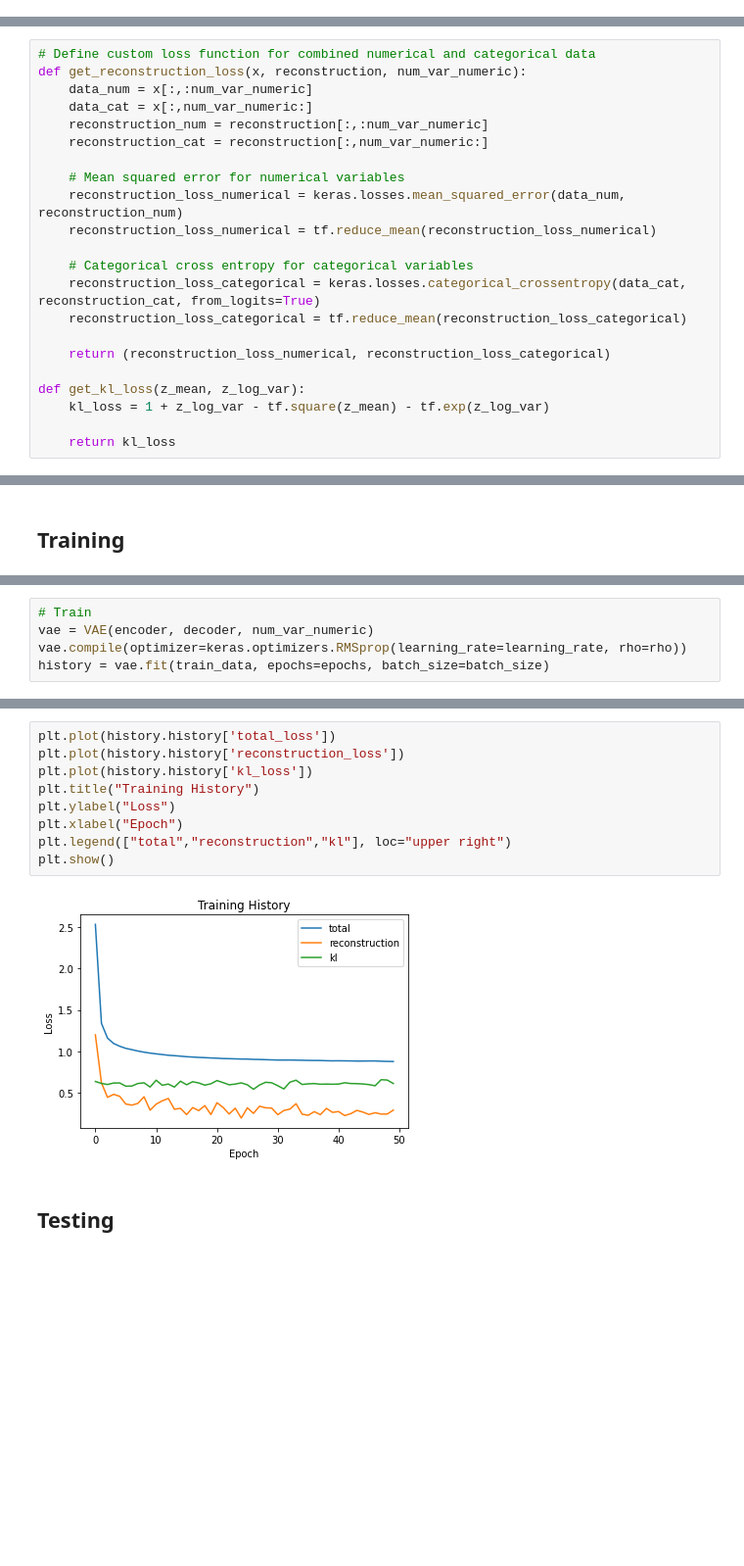
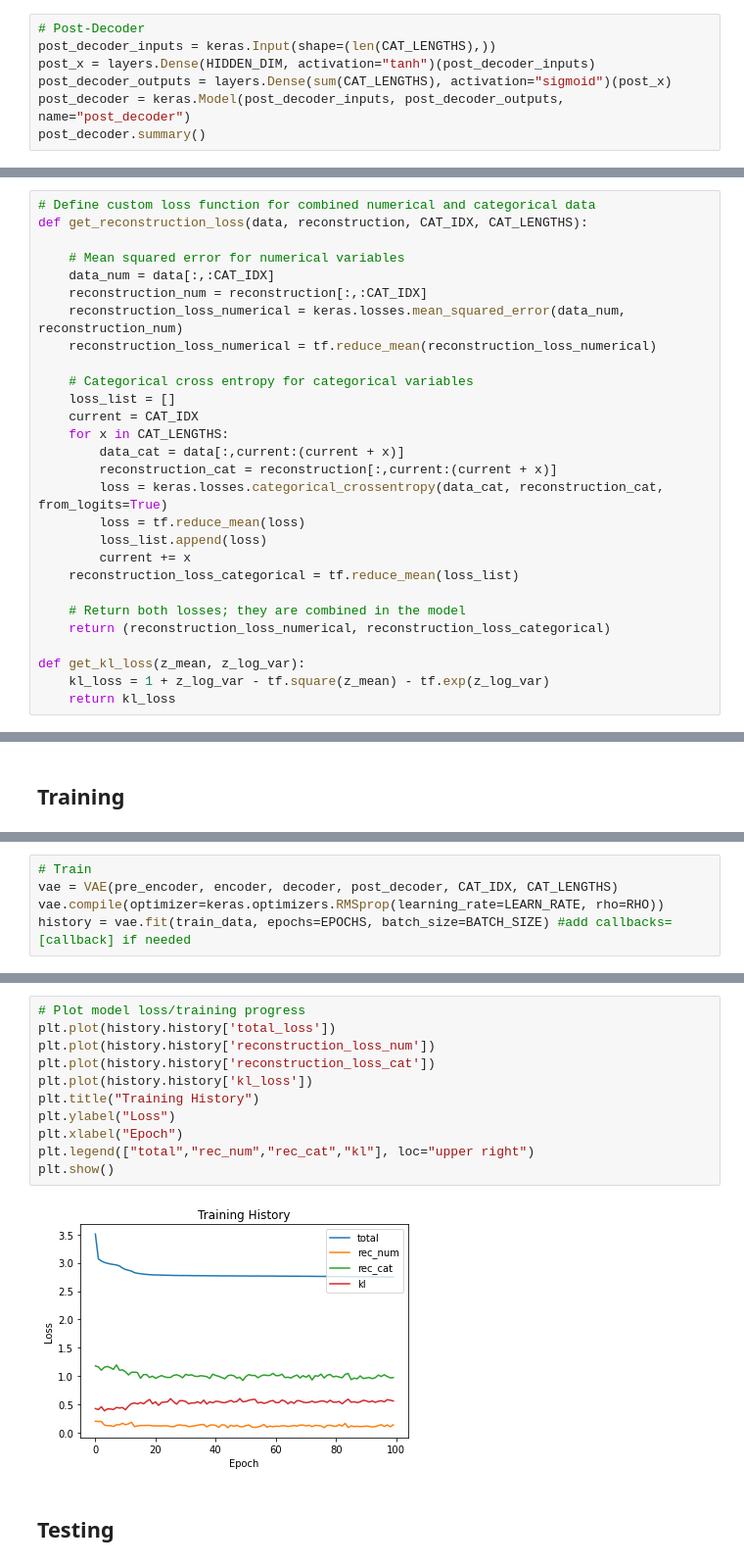
Before and after one commit to zackAemmer/generative_synthesis, a Jupyter notebook: pop_vae.ipynb, the cells around one changed output, grey strips where cells are left out. Shown: that part at 98% size. Cells and saved outputs as stored; diff of their text form; blank space fills up the shorter version.

```diff
--- a/pop_vae.ipynb
+++ b/pop_vae.ipynb
@@ -146,2 +183,9 @@ Trainable params: 3,412
 Non-trainable params: 0
 _________________________________________________________________
+# %%
+# Post-Decoder
+post_decoder_inputs = keras.Input(shape=(len(CAT_LENGTHS),))
+post_x = layers.Dense(HIDDEN_DIM, activation="tanh")(post_decoder_inputs)
+post_decoder_outputs = layers.Dense(sum(CAT_LENGTHS), activation="sigmoid")(post_x)
+post_decoder = keras.Model(post_decoder_inputs, post_decoder_outputs, name="post_decoder")
+post_decoder.summary()
@@ -148,24 +207,30 @@ _________________________________________________________________
 # %%
 # Define custom loss function for combined numerical and categorical data
-def get_reconstruction_loss(x, reconstruction, num_var_numeric):
-    data_num = x[:,:num_var_numeric]
-    data_cat = x[:,num_var_numeric:]
-    reconstruction_num = reconstruction[:,:num_var_numeric]
-    reconstruction_cat = reconstruction[:,num_var_numeric:]
+def get_reconstruction_loss(data, reconstruction, CAT_IDX, CAT_LENGTHS):
 
     # Mean squared error for numerical variables
+    data_num = data[:,:CAT_IDX]
+    reconstruction_num = reconstruction[:,:CAT_IDX]
     reconstruction_loss_numerical = keras.losses.mean_squared_error(data_num, reconstruction_num)
     reconstruction_loss_numerical = tf.reduce_mean(reconstruction_loss_numerical)
 
     # Categorical cross entropy for categorical variables
-    reconstruction_loss_categorical = keras.losses.categorical_crossentropy(data_cat, reconstruction_cat, from_logits=True)
-    reconstruction_loss_categorical = tf.reduce_mean(reconstruction_loss_categorical)
+    loss_list = []
+    current = CAT_IDX
+    for x in CAT_LENGTHS:
+        data_cat = data[:,current:(current + x)]
+        reconstruction_cat = reconstruction[:,current:(current + x)]
+        loss = keras.losses.categorical_crossentropy(data_cat, reconstruction_cat, from_logits=True)
+        loss = tf.reduce_mean(loss)
+        loss_list.append(loss)
+        current += x
+    reconstruction_loss_categorical = tf.reduce_mean(loss_list)
 
+    # Return both losses; they are combined in the model
     return (reconstruction_loss_numerical, reconstruction_loss_categorical)
 
 def get_kl_loss(z_mean, z_log_var):
     kl_loss = 1 + z_log_var - tf.square(z_mean) - tf.exp(z_log_var)
-
     return kl_loss
 # %%
 # Loss metric recorder
@@ -228,6 +323,6 @@ class VAE(keras.Model):
 # %%
 # Train
-vae = VAE(encoder, decoder, num_var_numeric)
-vae.compile(optimizer=keras.optimizers.RMSprop(learning_rate=learning_rate, rho=rho))
-history = vae.fit(train_data, epochs=epochs, batch_size=batch_size)
+vae = VAE(pre_encoder, encoder, decoder, post_decoder, CAT_IDX, CAT_LENGTHS)
+vae.compile(optimizer=keras.optimizers.RMSprop(learning_rate=LEARN_RATE, rho=RHO))
+history = vae.fit(train_data, epochs=EPOCHS, batch_size=BATCH_SIZE) #add callbacks=[callback] if needed
 # %% [output]
@@ -251,14 +346,16 @@ Epoch 50/50
 # %%
+# Plot model loss/training progress
 plt.plot(history.history['total_loss'])
-plt.plot(history.history['reconstruction_loss'])
+plt.plot(history.history['reconstruction_loss_num'])
+plt.plot(history.history['reconstruction_loss_cat'])
 plt.plot(history.history['kl_loss'])
 plt.title("Training History")
 plt.ylabel("Loss")
 plt.xlabel("Epoch")
-plt.legend(["total","reconstruction","kl"], loc="upper right")
+plt.legend(["total","rec_num","rec_cat","kl"], loc="upper right")
 plt.show()
 # %% [output]
-[figure, old version]
+[figure, new version]
 # %% [markdown]
 ## Testing
 # %%
```
Also changed, not shown: parts of 23 cells of this notebook.
